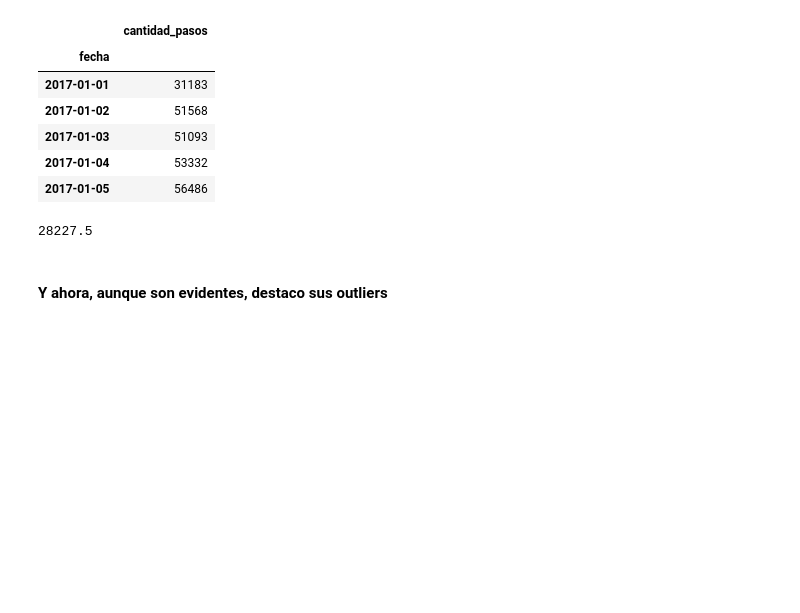
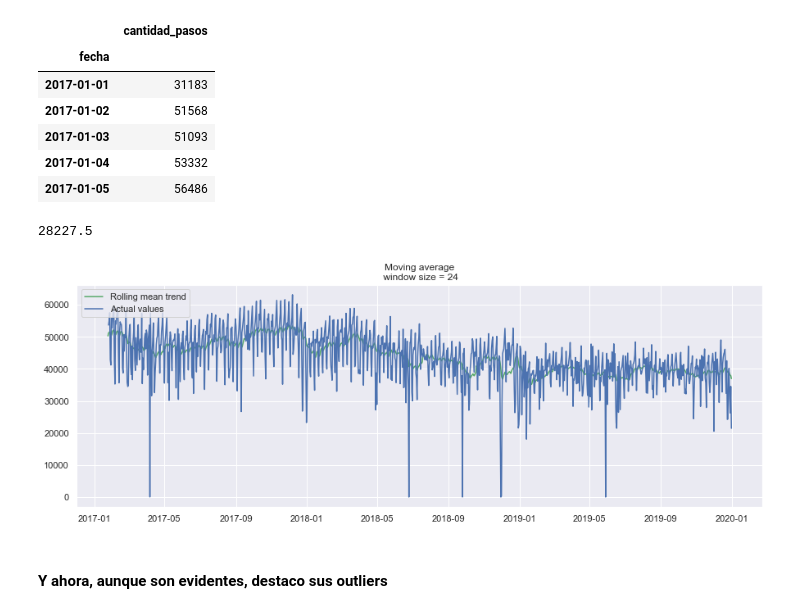
Before and after one commit to rgtelma/Series-de-tiempo-Proyecto3-, a Jupyter notebook: DS- Proyecto3 Series de tiempo.ipynb, the cells around one changed output. Drawn from its saved outputs; the diff is of its cells as text; code cells hidden in the pictures; blank space fills up the shorter version.

```diff
--- a/DS- Proyecto3 Series de tiempo.ipynb
+++ b/DS- Proyecto3 Series de tiempo.ipynb
@@ -597,6 +597,10 @@ def plotMovingAverage(series, window, plot_intervals=False, scale=3,
     plt.plot(series[window:], label="Actual values")
     plt.legend(loc="upper left")
     plt.grid(True)
+# %%
+ plotMovingAverage(diario, 24)
+# %% [output]
+[figure, added]
 # %% [markdown]
 #### Y ahora, aunque son evidentes, destaco sus outliers
 # %%
```
Also changed, not shown: parts of 64 cells of this notebook.
